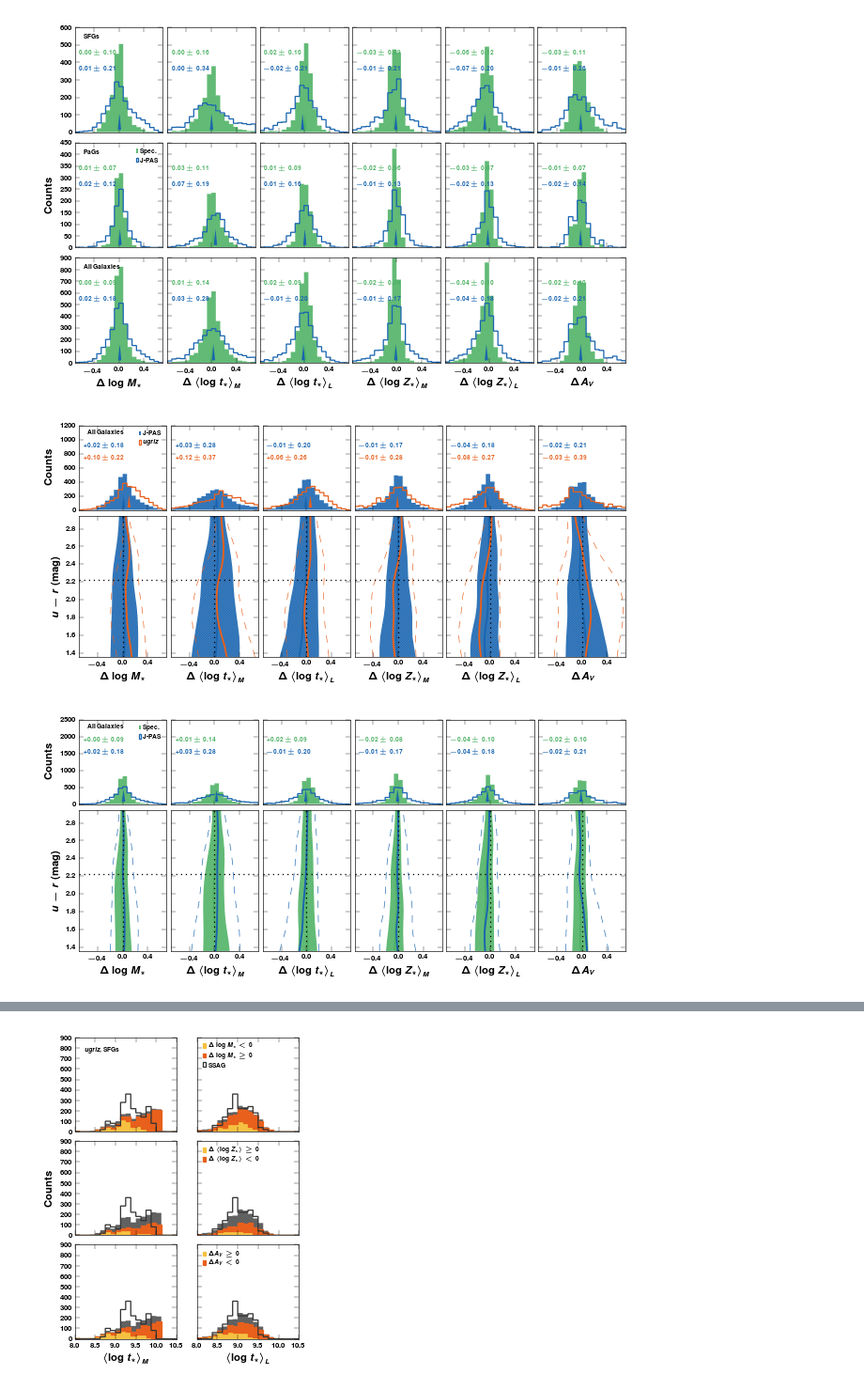
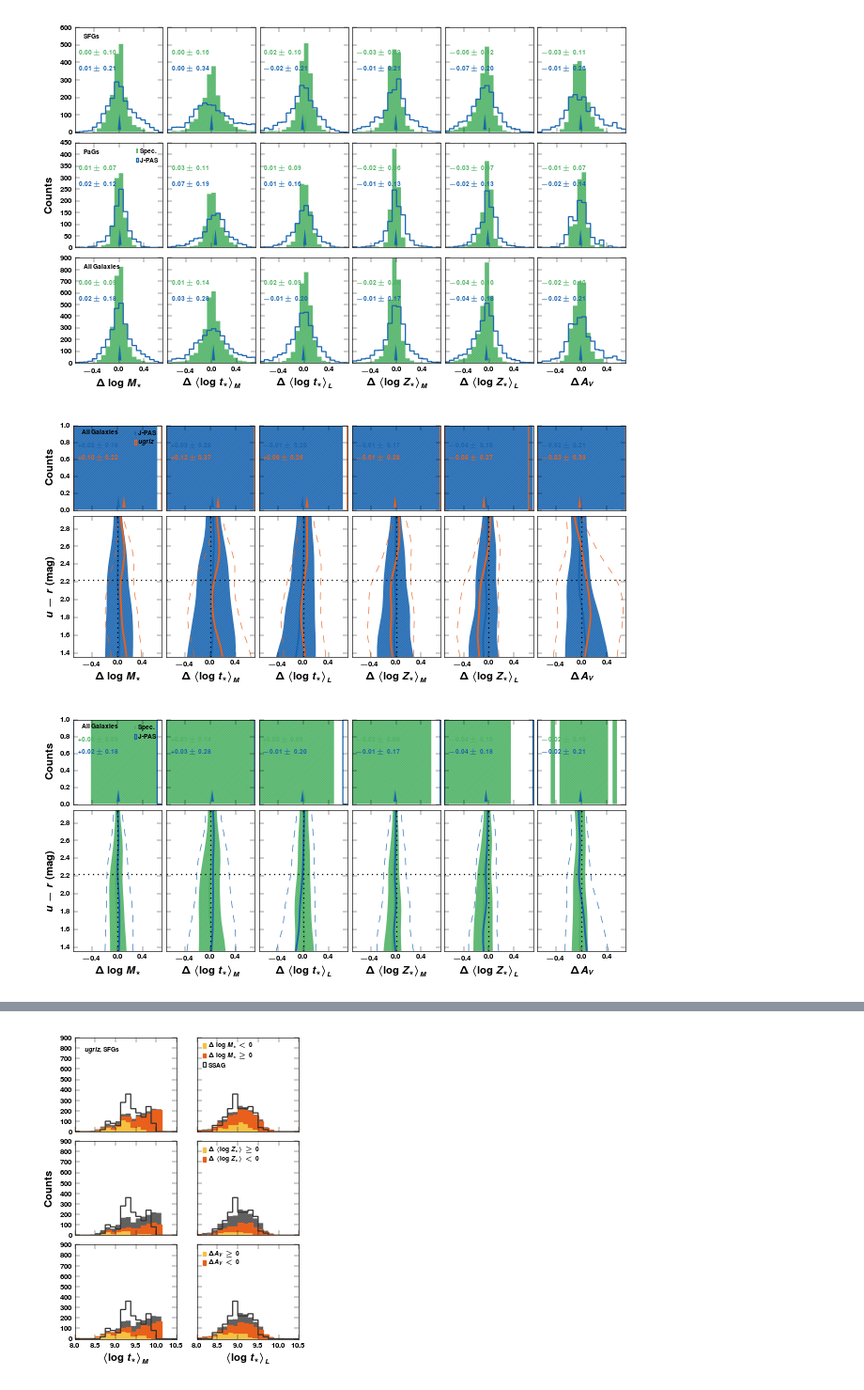
Before and after one commit to ajmejia/notebooks, a Jupyter notebook: TTANearbyUniverseCB13.ipynb, the cells around one changed output, grey strips where cells are left out. Shown at 94% size. Drawn from its saved outputs; the diff is of its cells as text; code cells hidden in the pictures.

Commit message:
fixing vertical scale in consistency histograms

```diff
--- a/TTANearbyUniverseCB13.ipynb
+++ b/TTANearbyUniverseCB13.ipynb
@@ -296,8 +296,10 @@ axr = []
 for ax in axs:
     divider = make_axes_locatable(ax)
     axr.append(divider.append_axes("top", size="60%", pad=0.07, sharex=ax))
-    axr[-1].set_ylim(hist_ylm)
+
     plt.setp(axr[-1].get_xticklabels()+([] if ax.is_first_col() else axr[-1].get_yticklabels()), visible=False)
+    axr[-1].set_ylim(0, 1)
+
 axs = row_stack((axr, axs))
 
 axs[0, 0].set_xlim(xlm)
@@ -324,34 +326,34 @@ for i, j in product(xrange(axs.shape[0]), xrange(axs.shape[1])):
 
         str_h = r"\bf $%+.2f\pm{%.2f}$" % (med_h, (p84_h-p16_h)*0.5)
         str_b = r"\bf $%+.2f\pm{%.2f}$" % (med_b, (p84_b-p16_b)*0.5)
         axs[i, j].text(0.05, 0.75, str_h, fontsize=tsize, color=color_h, ha="left", transform=axs[i, j].transAxes)
         axs[i, j].text(0.05, 0.60, str_b, fontsize=tsize, color=color_b, ha="left", transform=axs[i, j].transAxes)
     else:
         xh, yh, eh = binner(lcolor, residual_h[kw[j]], nb, ylm, "mean")
         xb, yb, eb = binner(lcolor, residual_b[kw[j]], nb, ylm, "mean")
 
         axs[i, j].plot(gaussian_filter(yh,1.5), xh, "-", color=color_h, lw=1.5)
         axs[i, j].fill_betweenx(xh, gaussian_filter(yh-eh[0],1.5), gaussian_filter(yh+eh[1],1.5), color=color_h, hatch=hatching, facecolor="none", lw=0)
 
         axs[i, j].plot(gaussian_filter(yb,1.5), xb, "-", color=color_b, lw=1.5)
         axs[i, j].plot(gaussian_filter(yb-eb[0],1.5), xb, "--", color=color_b, lw=0.5)
         axs[i, j].plot(gaussian_filter(yb+eb[1],1.5), xb, "--", color=color_b, lw=0.5)
 
         axs[i, j].axvline(ls=":", color="k")
         axs[i, j].axhline(2.22, ls=":", color="k")
 
         axs[i, j].set_xlabel(res_lbs[kw[j]])
 
 axs[1, 0].set_ylim(xh[0], xh[-1])
 axs[0, 0].text(0.1, 0.9, algs_lb, fontsize=tsize, ha="left", transform=axs[0, 0].transAxes)
 axs[0, 0].legend(loc=1, handlelength=0.3, handletextpad=0.3)
 
 fig.tight_layout()
 fig.subplots_adjust(wspace=0.05)
 
 savefig("{}{}_vs_{}".format("img/", sed_type_h, sed_type_b))
 # %% [output]
-[figure, old version]
+[figure, new version]
 # %%
 residual_h, residual_b = spec_res, jpas_res
 color_h, color_b = spec_sg[1], jpas_sg[1]
@@ -368,8 +370,10 @@ axr = []
 for ax in axs:
     divider = make_axes_locatable(ax)
     axr.append(divider.append_axes("top", size="60%", pad=0.07, sharex=ax))
-    axr[-1].set_ylim(hist_ylm)
+
     plt.setp(axr[-1].get_xticklabels()+([] if ax.is_first_col() else axr[-1].get_yticklabels()), visible=False)
+    axr[-1].set_ylim(0, 1)
+
 axs = row_stack((axr, axs))
 
 axs[0, 0].set_xlim(xlm)
@@ -429,7 +433,7 @@ fig.subplots_adjust(wspace=0.05)
 
 savefig("{}{}_vs_{}".format("img/", sed_type_h, sed_type_b))
 # %% [output]
-[figure, old version]
+[figure, new version]
 # %%
 residual_h, residual_b = tta_con, obs_con
 color_h, color_b = "#004E66", "#34314C"
```
Also changed, not shown: parts of 1 cell of this notebook.
